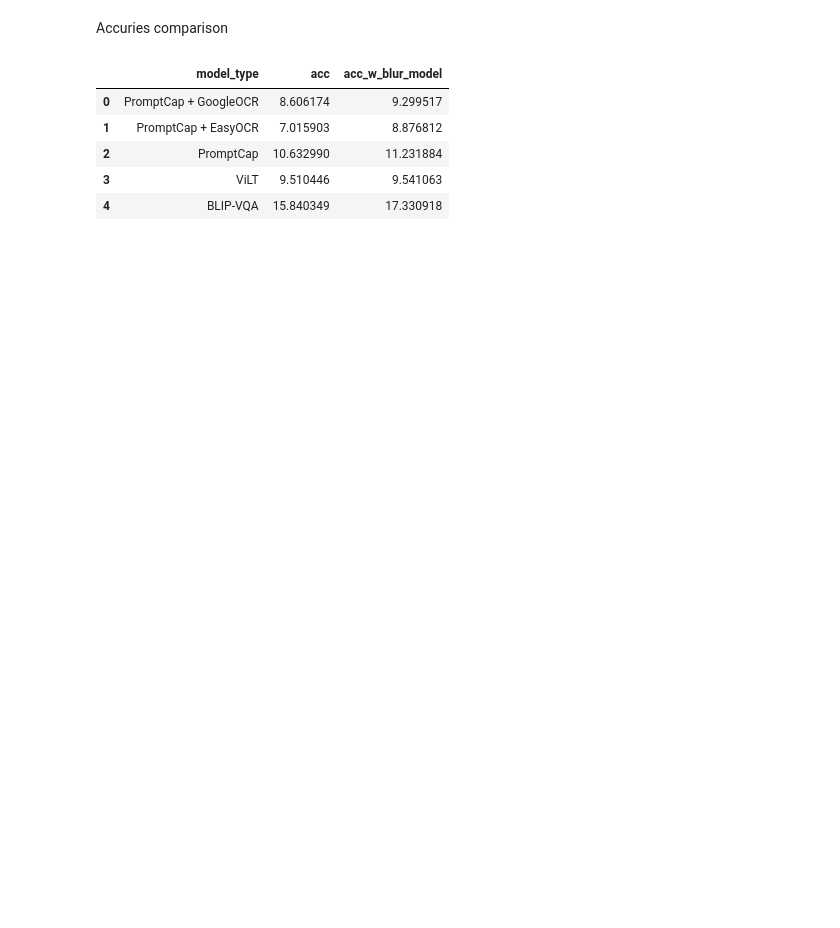
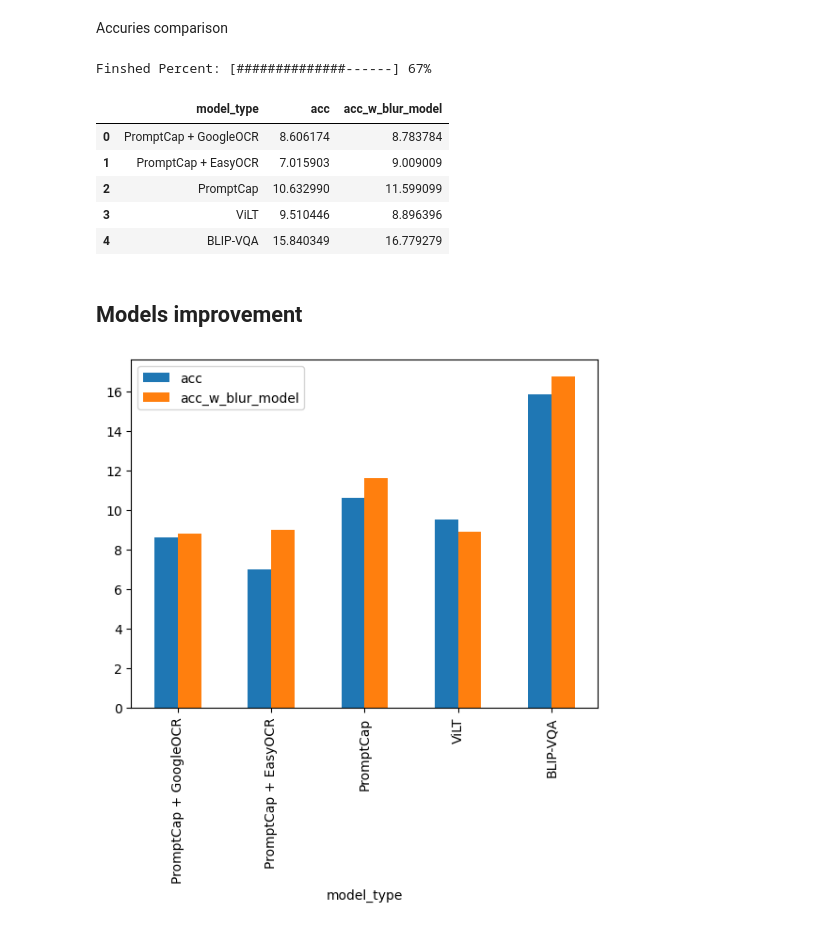
Before and after one commit to arcb01/GED-TFG, a Jupyter notebook: src/vqa_accuracy.ipynb, the cells around one changed output. Drawn from its saved outputs; the diff is of its cells as text; code cells hidden in the pictures; blank space fills up the shorter version.

```diff
--- a/src/vqa_accuracy.ipynb
+++ b/src/vqa_accuracy.ipynb
@@ -456,12 +507,26 @@ Finshed Percent: [##################--] 90%
 # %% [markdown]
 Accuries comparison
 # %%
-df = pd.DataFrame.from_dict(cdata)
-df
+df_c = calculate_df(model)
+df_c
 # %% [output]
+Finshed Percent: [##############------] 67%
 |  | model_type | acc | acc_w_blur_model |
-| 0 | PromptCap + GoogleOCR | 8.606174 | 9.299517 |
-| 1 | PromptCap + EasyOCR | 7.015903 | 8.876812 |
-| 2 | PromptCap | 10.632990 | 11.231884 |
-| 3 | ViLT | 9.510446 | 9.541063 |
-| 4 | BLIP-VQA | 15.840349 | 17.330918 |
+| 0 | PromptCap + GoogleOCR | 8.606174 | 8.783784 |
+| 1 | PromptCap + EasyOCR | 7.015903 | 9.009009 |
+| 2 | PromptCap | 10.632990 | 11.599099 |
+| 3 | ViLT | 9.510446 | 8.896396 |
+| 4 | BLIP-VQA | 15.840349 | 16.779279 |
+# %% [markdown]
+## Models improvement
+# %%
+# importing package
+import matplotlib.pyplot as plt
+import numpy as np
+import pandas as pd
+
+# plot data in stack manner of bar type
+df_c.plot(x='model_type', kind='bar', stacked=False, title='')
+plt.show()
+# %% [output]
+[figure, added]
```
Also changed, not shown: parts of 17 cells of this notebook, 5 other files.
